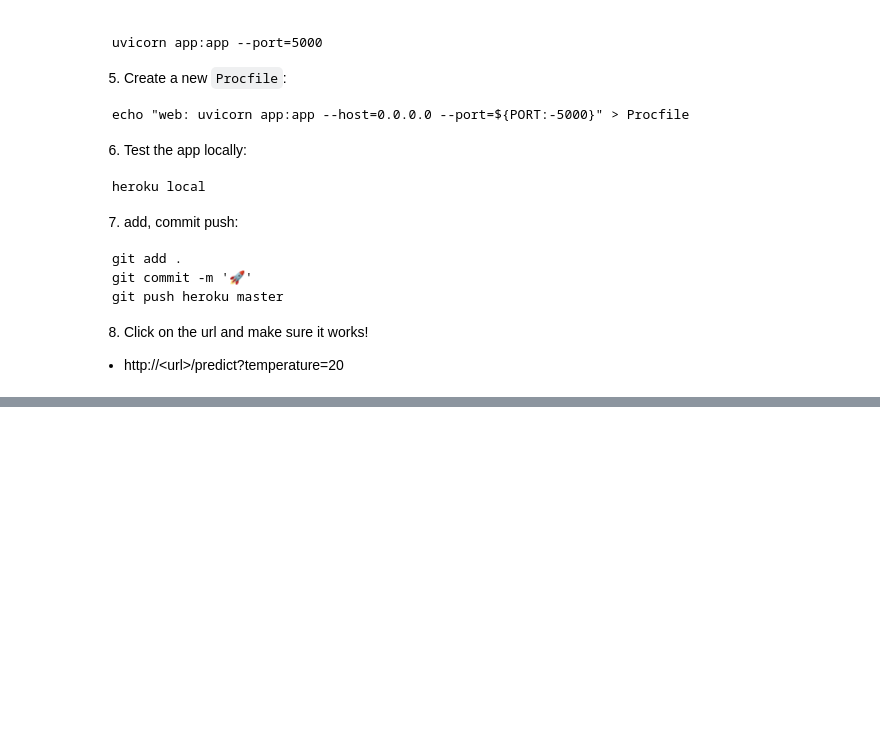
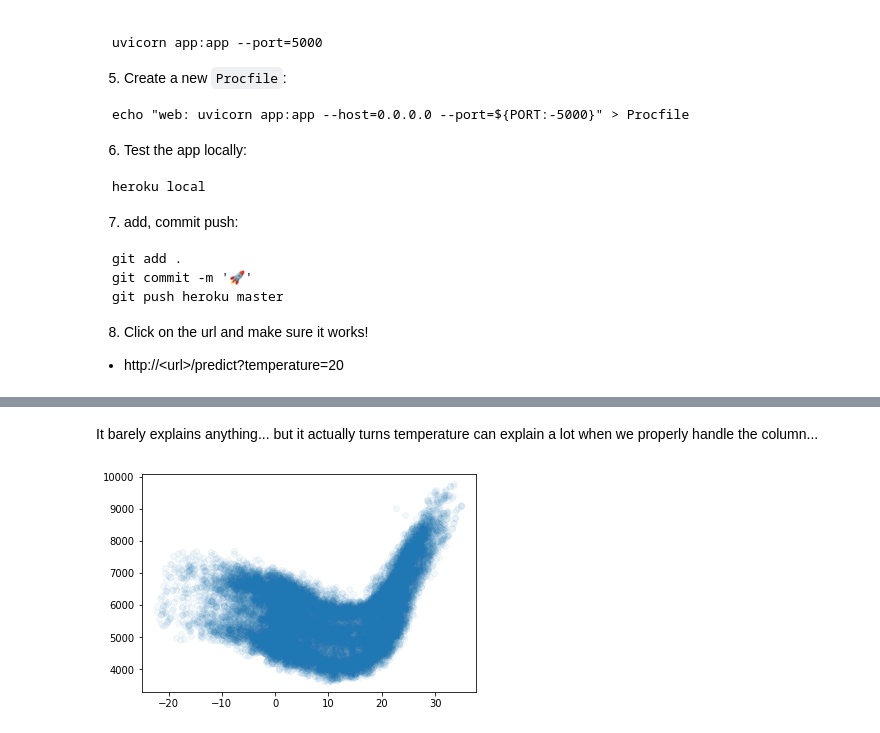
Before and after one commit to maxhumber/CDML, a Jupyter notebook: step_by_step.ipynb, the cells around one changed output, grey strips where cells are left out. Drawn from its saved outputs; the diff is of its cells as text; code cells hidden in the pictures; blank space fills up the shorter version.

```diff
--- a/step_by_step.ipynb
+++ b/step_by_step.ipynb
@@ -750,0 +750,6 @@ from matplotlib import pyplot as plt
+# %% [markdown]
+It barely explains anything... but it actually turns temperature can explain a lot when we properly handle the column...
+# %%
+plt.scatter(df['temperature'], df['energy_demand'], alpha=1/20);
+# %% [output]
+[figure, added]
```
Also changed, not shown: parts of 21 cells of this notebook, 3 other files.
